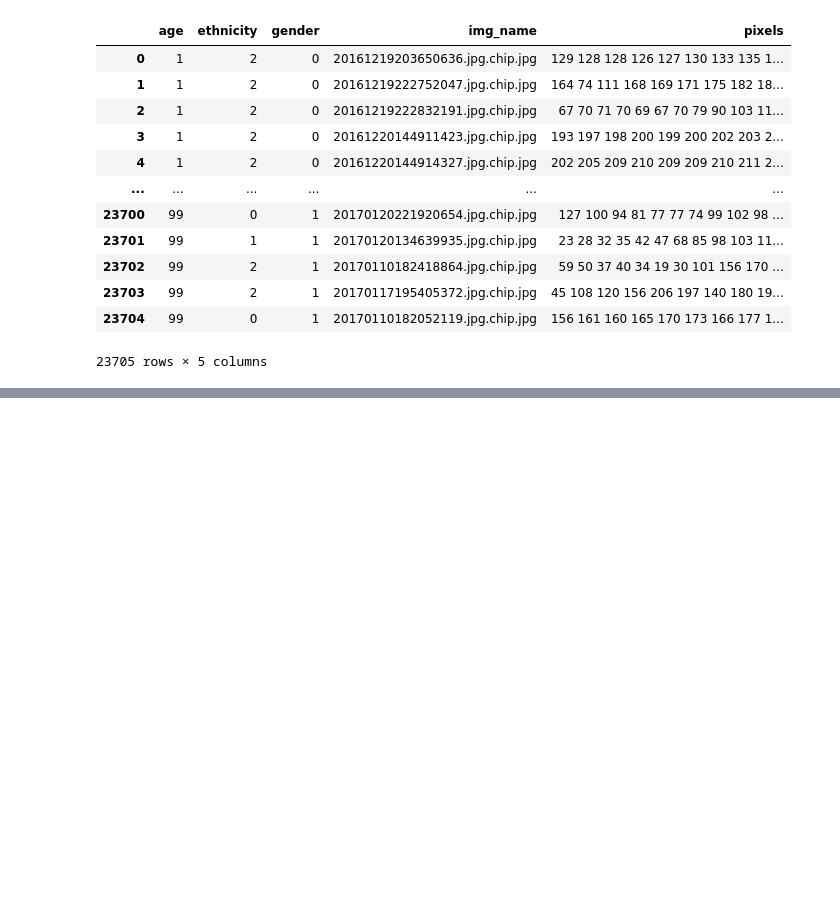
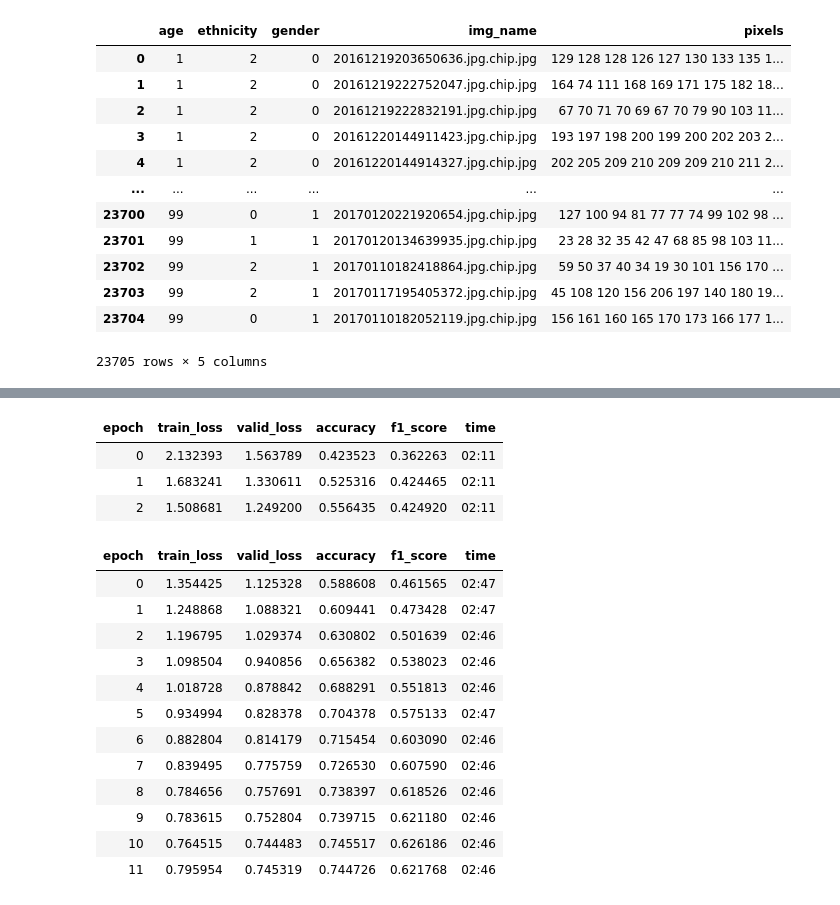
Before and after one commit to Jordan99990/Racial-Recognition, a Jupyter notebook: fastai_model_v3.ipynb, the cells around one changed output, grey strips where cells are left out. Drawn from its saved outputs; the diff is of its cells as text; code cells hidden in the pictures; blank space fills up the shorter version.

```diff
--- a/fastai_model_v3.ipynb
+++ b/fastai_model_v3.ipynb
@@ -88,3 +57,31 @@ GaussianNB()
+# %%
+learn.fine_tune(
+    12,
+    base_lr=lr_min,
+    freeze_epochs=3,
+    cbs = [
+        EarlyStoppingCallback(monitor='valid_loss', patience=2),
+        ReduceLROnPlateau(monitor='valid_loss', patience=2),
+    ]
+)
+# %% [output]
+| epoch | train_loss | valid_loss | accuracy | f1_score | time |
+| 0 | 2.132393 | 1.563789 | 0.423523 | 0.362263 | 02:11 |
+| 1 | 1.683241 | 1.330611 | 0.525316 | 0.424465 | 02:11 |
+| 2 | 1.508681 | 1.249200 | 0.556435 | 0.424920 | 02:11 |
+| epoch | train_loss | valid_loss | accuracy | f1_score | time |
+| 0 | 1.354425 | 1.125328 | 0.588608 | 0.461565 | 02:47 |
+| 1 | 1.248868 | 1.088321 | 0.609441 | 0.473428 | 02:47 |
+| 2 | 1.196795 | 1.029374 | 0.630802 | 0.501639 | 02:46 |
+| 3 | 1.098504 | 0.940856 | 0.656382 | 0.538023 | 02:46 |
+| 4 | 1.018728 | 0.878842 | 0.688291 | 0.551813 | 02:46 |
+| 5 | 0.934994 | 0.828378 | 0.704378 | 0.575133 | 02:47 |
+| 6 | 0.882804 | 0.814179 | 0.715454 | 0.603090 | 02:46 |
+| 7 | 0.839495 | 0.775759 | 0.726530 | 0.607590 | 02:46 |
+| 8 | 0.784656 | 0.757691 | 0.738397 | 0.618526 | 02:46 |
+| 9 | 0.783615 | 0.752804 | 0.739715 | 0.621180 | 02:46 |
+| 10 | 0.764515 | 0.744483 | 0.745517 | 0.626186 | 02:46 |
+| 11 | 0.795954 | 0.745319 | 0.744726 | 0.621768 | 02:46 |
 # %%
 def get_ethnicity_probabilities(image):
     pred, pred_idx, probs = learn.predict(image)
```
Also changed, not shown: parts of 13 cells of this notebook, 1 other file.
